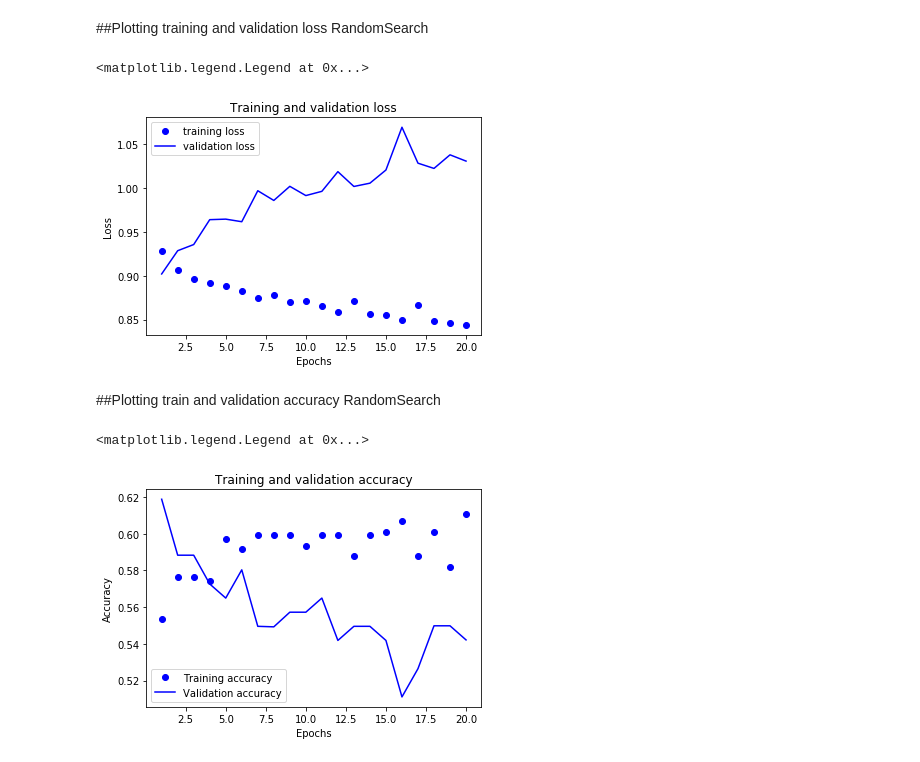
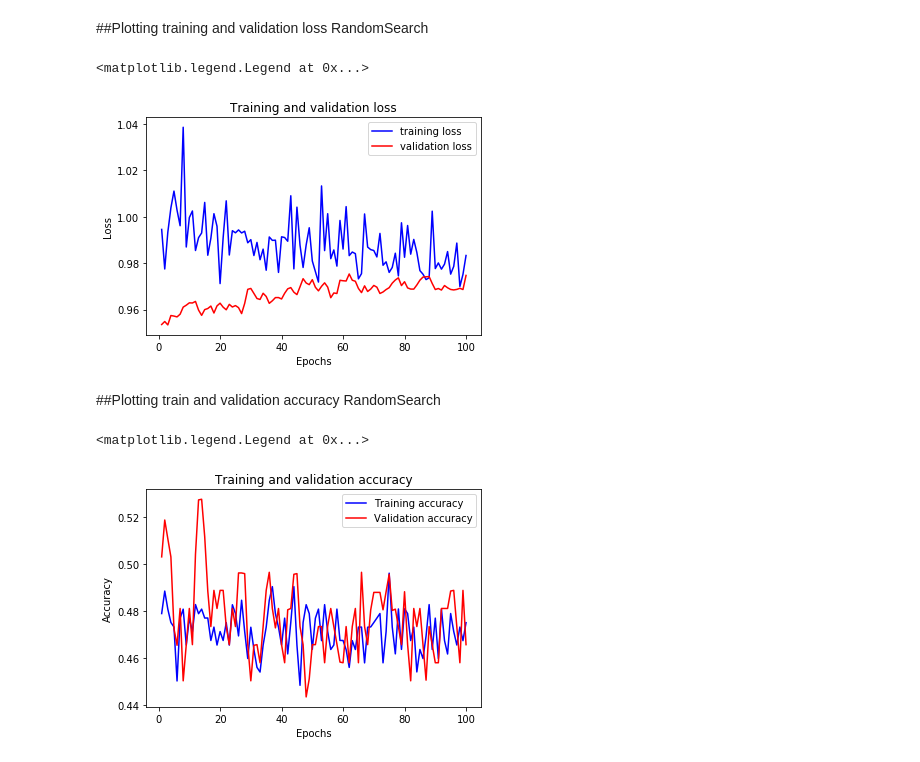
Before and after one commit to leonardoub/SCRIPT_PALERMO, a Jupyter notebook: Hp_optimization_without_stratified_K_Fold.ipynb, the cells around one changed output. Drawn from its saved outputs; the diff is of its cells as text; code cells hidden in the pictures.

```diff
--- a/Hp_optimization_without_stratified_K_Fold.ipynb
+++ b/Hp_optimization_without_stratified_K_Fold.ipynb
@@ -65,7 +71,7 @@ one_hot_test_labels = to_categorical(test_labels_dec)
 # %%
 from sklearn.decomposition import PCA
 # %%
-pca = PCA(n_components=0.9, svd_solver='full')
+pca = PCA(n_components=0.85, svd_solver='full')
 # %%
 pca.fit(train_data_stand)
 # %% [output]
@@ -100,13 +106,17 @@ def build_model(hp):
 #  model.add(layers.Dense(units=(hp.Int('units', min_value=3, max_value=8, step=1)),
 #                         activation='relu', input_shape=(9,)))
 
-  model.add(layers.Dense(4, activation='relu', input_shape=(9,)))
+  drop_rate = hp.Choice('drop_rate', [0.0, 0.1, 0.2, 0.3,
+                              0.4, 0.5, 0.6, 0.7, 0.8, 0.9])
+
+  model.add(layers.Dense(4, activation='relu', input_shape=(7,)))
+  model.add(layers.Dropout(rate=drop_rate))
   model.add(layers.Dense(3, activation='softmax'))
 #  sgd = SGD(lr=0.001, decay=1e-6, momentum=0.5, nesterov=True)
-  lr = hp.Choice('learning_rate', [1e-2, 1e-3, 1e-4])
+#  lr = hp.Choice('learning_rate', [1e-2, 1e-3, 1e-4])
 #  decay = hp.Choice('decay', [1e-4, 1e-5, 1e-6, 1e-7, 1e-8])
-  momentum = hp.Choice('momentum', [0.0, 0.1, 0.2, 0.3, 0.4, 0.5, 0.6, 0.7])
-  model.compile(optimizer=SGD(learning_rate=lr, momentum=momentum, decay=1e-6, nesterov=True),
+#  momentum = hp.Choice('momentum', [0.0, 0.1, 0.2, 0.3, 0.4, 0.5, 0.6, 0.7])
+  model.compile(optimizer=SGD(learning_rate=1e-3, momentum=0.5, decay=1e-6, nesterov=True),
                 loss='categorical_crossentropy', metrics=['accuracy'])
   return model
 # %% [markdown]
@@ -125,16 +135,16 @@ y_train.count(2)
 # %% [markdown]
 #Keras tuner RandomSearch
 # %%
-num_epochs = 20
+num_epochs = 100
 
 one_hot_partial_train_targets = to_categorical(y_train)
 one_hot_val_targets = to_categorical(y_val)
 
-tuner = RandomSearch(build_model, objective='val_acc', max_trials=40,
+tuner = RandomSearch(build_model, objective='val_acc', max_trials=15,
                        executions_per_trial=5, directory='/content/my_dir', project_name='RandomSearch')
 
 tuner.search_space_summary()
 
 tuner.search(X_train, one_hot_partial_train_targets, validation_data=(X_val, one_hot_val_targets),
-                      epochs=num_epochs, batch_size=8)
+                      epochs=num_epochs, batch_size=5)
 # %% [output]
@@ -242,7 +283,7 @@ for train_index, val_index in skf.split(train_data_stand_pca, train_labels_dec):
 
 
   history_RS = best_model.fit(partial_train_data, one_hot_partial_train_targets, validation_data=(val_data, one_hot_val_targets),
-                      epochs=num_epochs, batch_size=8)
+                      epochs=num_epochs, batch_size=5)
 
   acc_history_RS = history_RS.history['acc']
   all_acc_histories_RS.append(acc_history_RS)
@@ -300,24 +323,24 @@ average_val_loss_history_RS = [np.mean([x[i] for x in all_val_loss_histories_RS]
 #per ogni k-fold di fanno num_epoch epoche, la media viene fatta prendendo gli score di tutti i k-fold relativi ad una data epoca,
 #e si fa questo per tutte le epoche
 # %%
-plt.plot(epochs, average_loss_history_RS, 'bo', label='training loss')
-plt.plot(epochs, average_val_loss_history_RS, 'b', label='validation loss')
+plt.plot(epochs, average_loss_history_RS, 'b', label='training loss')
+plt.plot(epochs, average_val_loss_history_RS, 'r', label='validation loss')
 plt.title('Training and validation loss')
 plt.xlabel('Epochs')
 plt.ylabel('Loss')
 plt.legend()
 # %% [output]
 <matplotlib.legend.Legend at 0x...>
-[figure, old version]
+[figure, new version]
 # %% [markdown]
 ##Plotting train and validation accuracy RandomSearch
 # %%
-plt.plot(epochs, average_acc_history_RS, 'bo', label='Training accuracy')
-plt.plot(epochs, average_val_acc_history_RS, 'b', label='Validation accuracy')
+plt.plot(epochs, average_acc_history_RS, 'b', label='Training accuracy')
+plt.plot(epochs, average_val_acc_history_RS, 'r', label='Validation accuracy')
 plt.title('Training and validation accuracy')
 plt.xlabel('Epochs')
 plt.ylabel('Accuracy')
 plt.legend()
 # %% [output]
 <matplotlib.legend.Legend at 0x...>
-[figure, old version]
+[figure, new version]
```
Also changed, not shown: parts of 10 cells of this notebook.
